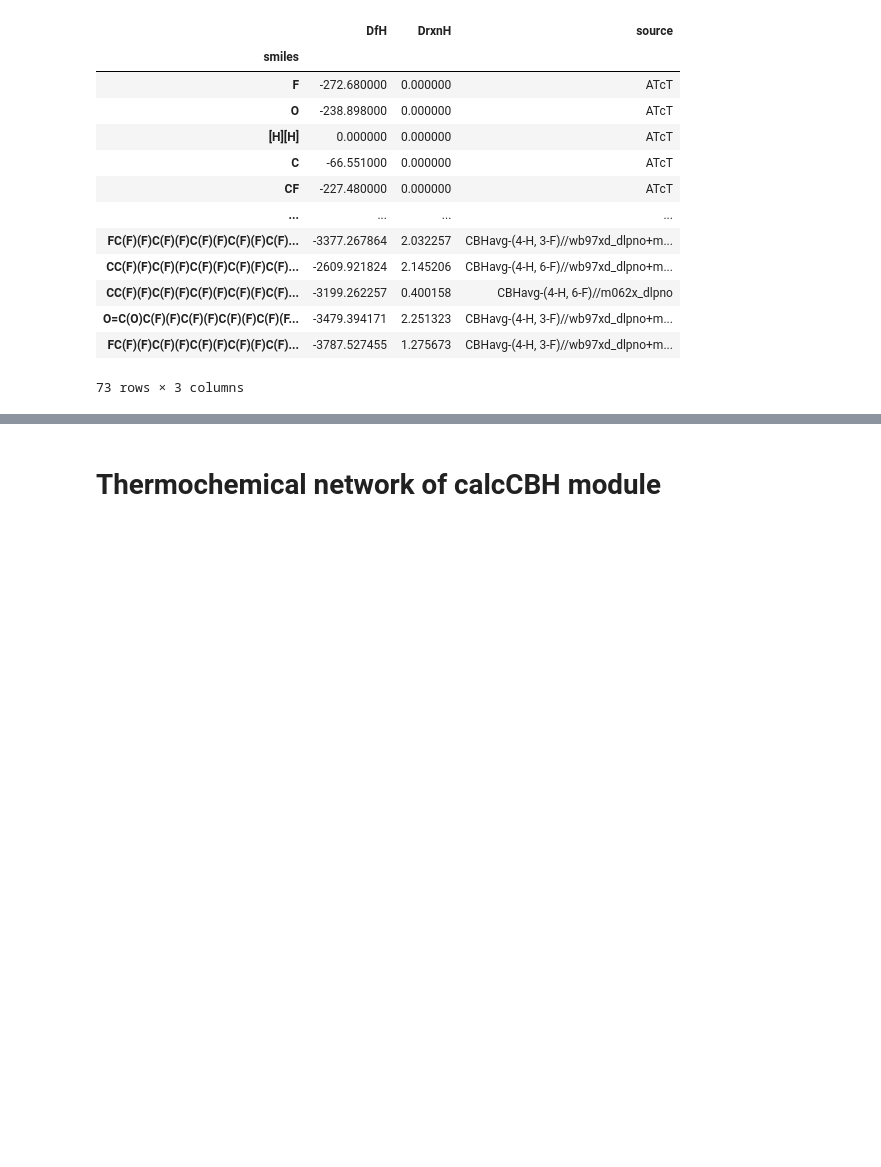
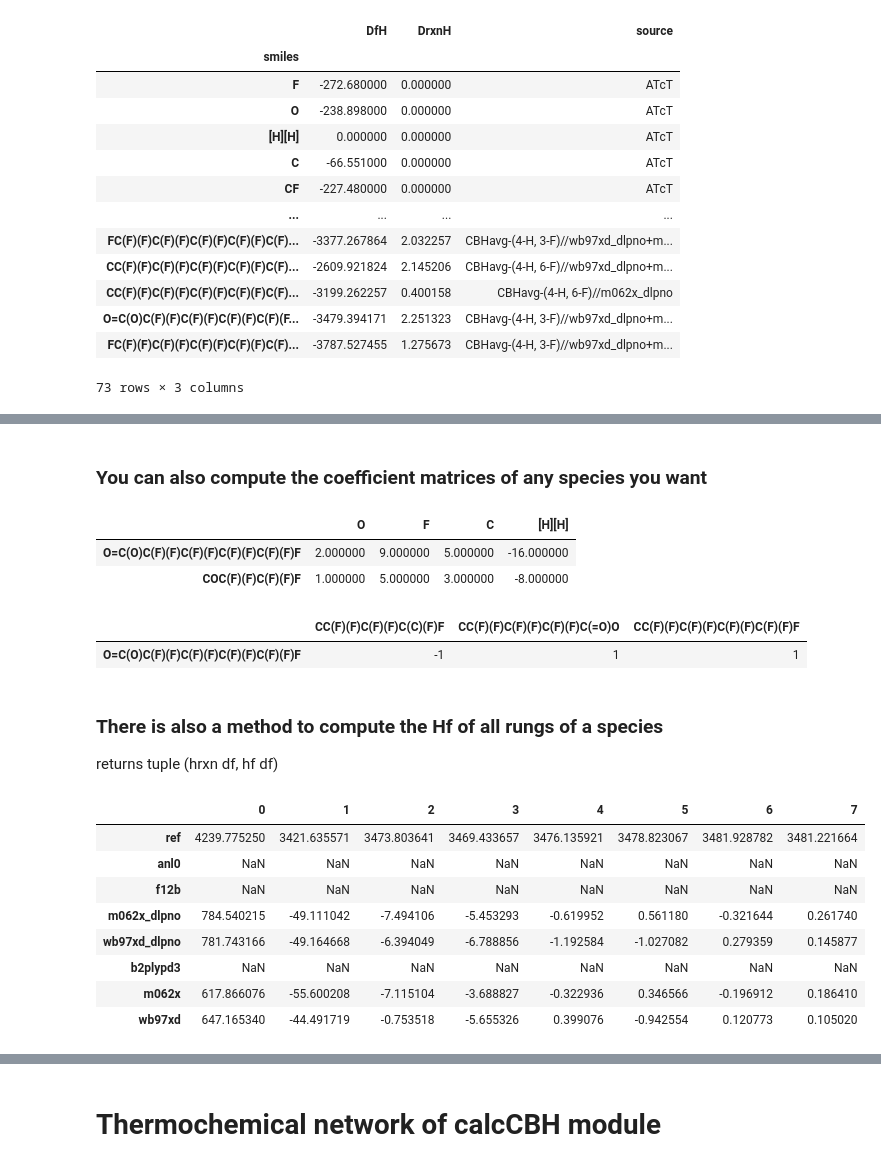
Before and after one commit to franklingoldsmith/autocbh, a Jupyter notebook: examples/autoCBH Tutorial.ipynb, the cells around one changed output, grey strips where cells are left out. Cells and saved outputs as stored; diff of their text form; code cells hidden in the pictures; blank space fills up the shorter version.

```diff
--- a/examples/autoCBH Tutorial.ipynb
+++ b/examples/autoCBH Tutorial.ipynb
@@ -572,3 +600,38 @@ CC(F)(F)C(F)(F)C(F)(F)C(F)(F)C(F)(F)C(F)(F)C(F)(F)F                        CBHav
 O=C(O)C(F)(F)C(F)(F)C(F)(F)C(F)(F)C(F)(F)C(F)(F)C(F)(F)F      CBHavg-(4-H, 3-F)//wb97xd_dlpno+m062x_dlpno
 FC(F)(F)C(F)(F)C(F)(F)C(F)(F)C(F)(F)C(F)(F)C(F)(F)C(F)(F)F    CBHavg-(4-H, 3-F)//wb97xd_dlpno+m062x_dlpno
 Name: source, dtype: object
+# %% [markdown]
+### You can also compute the coefficient matrices of any species you want
+# %%
+rungs = calcCBH.generate_CBH_coeffs(['O=C(O)C(F)(F)C(F)(F)C(F)(F)C(F)(F)F', 'COC(F)(F)C(F)(F)F'],
+                            saturate=1,
+                            allow_overshoot=False,
+                            surface_smiles=None,
+                            include_target=False # False -> target species is assumed o have -1 coefficient
+                           )
+rungs[0] # CBH-H-0
+# %% [output]
+|  | O | F | C | [H][H] |
+| O=C(O)C(F)(F)C(F)(F)C(F)(F)C(F)(F)F | 2.000000 | 9.000000 | 5.000000 | -16.000000 |
+| COC(F)(F)C(F)(F)F | 1.000000 | 5.000000 | 3.000000 | -8.000000 |
+# %%
+rungs[-1]
+# %% [output]
+|  | CC(F)(F)C(F)(F)C(C)(F)F | CC(F)(F)C(F)(F)C(F)(F)C(=O)O | CC(F)(F)C(F)(F)C(F)(F)C(F)(F)F |
+| O=C(O)C(F)(F)C(F)(F)C(F)(F)C(F)(F)F | -1 | 1 | 1 |
+# %% [markdown]
+### There is also a method to compute the Hf of all rungs of a species
+returns tuple (hrxn df, hf df)
+# %%
+# Hrxn
+pd.DataFrame(c.calc_Hf_allrungs('O=C(O)C(F)(F)C(F)(F)C(F)(F)C(F)(F)C(F)(F)C(F)(F)C(F)(F)F', saturate=9, surface_smiles=None)[0])
+# %% [output]
+|  | 0 | 1 | 2 | 3 | 4 | 5 | 6 | 7 |
+| ref | 4239.775250 | 3421.635571 | 3473.803641 | 3469.433657 | 3476.135921 | 3478.823067 | 3481.928782 | 3481.221664 |
+| anl0 | NaN | NaN | NaN | NaN | NaN | NaN | NaN | NaN |
+| f12b | NaN | NaN | NaN | NaN | NaN | NaN | NaN | NaN |
+| m062x_dlpno | 784.540215 | -49.111042 | -7.494106 | -5.453293 | -0.619952 | 0.561180 | -0.321644 | 0.261740 |
+| wb97xd_dlpno | 781.743166 | -49.164668 | -6.394049 | -6.788856 | -1.192584 | -1.027082 | 0.279359 | 0.145877 |
+| b2plypd3 | NaN | NaN | NaN | NaN | NaN | NaN | NaN | NaN |
+| m062x | 617.866076 | -55.600208 | -7.115104 | -3.688827 | -0.322936 | 0.346566 | -0.196912 | 0.186410 |
+| wb97xd | 647.165340 | -44.491719 | -0.753518 | -5.655326 | 0.399076 | -0.942554 | 0.120773 | 0.105020 |
```
Also changed, not shown: parts of 13 cells of this notebook, 2 other files.
